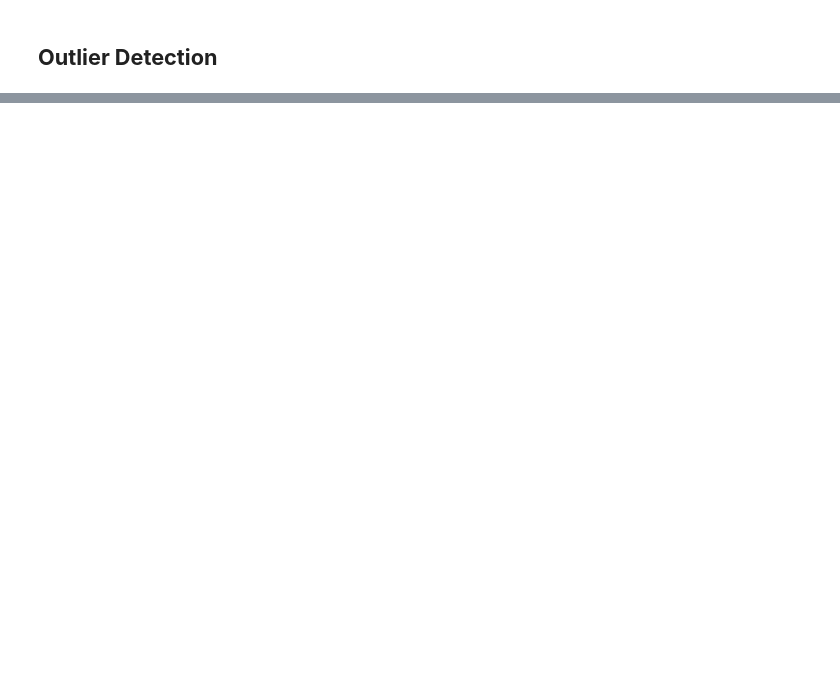
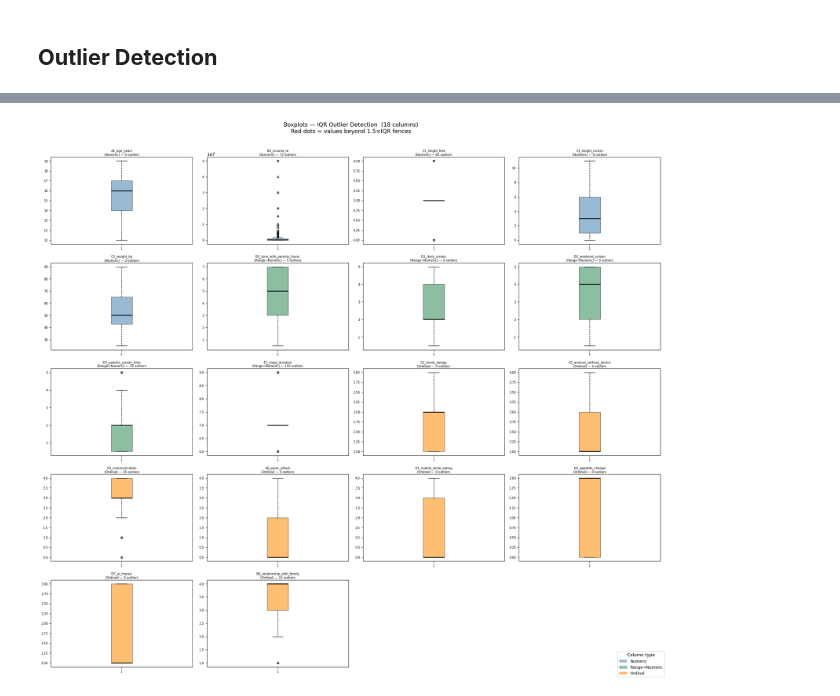
Before and after one commit to arshadziban/team_insightify, a Jupyter notebook: outlier_detection.ipynb, the cells around one changed output, grey strips where cells are left out. Cells and saved outputs as stored; diff of their text form; code cells hidden in the pictures; blank space fills up the shorter version.

```diff
--- a/outlier_detection.ipynb
+++ b/outlier_detection.ipynb
@@ -26,0 +119,20 @@
+# %%
+# ── Build unified numeric working frame ────────────────────────────────────
+df_work = pd.DataFrame(index=df.index)
+
+for col in numeric_cols:
+    if col in df.columns:
+        df_work[col] = pd.to_numeric(df[col], errors='coerce')
+
+for col in range_cols:
+    if col in df.columns:
+        df_work[col] = df[col].apply(parse_range)
+
+for col, mapping in ordinal_mappings.items():
+    if col in df.columns:
+        df_work[col] = df[col].astype(str).str.strip().map(mapping)
+
+all_cols = list(df_work.columns)
+print(f"Total columns ready for outlier detection: {len(all_cols)}")
+print(all_cols)
+df_work.head(3)
@@ -26,0 +212,40 @@
+# %%
+# ── Boxplots for all columns ───────────────────────────────────────────────
+cols_to_plot = [r['Column'] for r in summary_rows]
+n = len(cols_to_plot)
+ncols = 4
+nrows = (n + ncols - 1) // ncols
+
+type_colors = {'Numeric': 'steelblue', 'Range→Numeric': 'seagreen', 'Ordinal': 'darkorange'}
+
+fig, axes = plt.subplots(nrows, ncols, figsize=(5 * ncols, 3.5 * nrows))
+axes = axes.flatten()
+
+for i, row in enumerate(summary_rows):
+    col = row['Column']
+    color = type_colors[row['Type']]
+    ax = axes[i]
+    series = df_work[col].dropna()
+    ax.boxplot(series, vert=True, patch_artist=True,
+               boxprops=dict(facecolor=color, alpha=0.55),
+               flierprops=dict(marker='o', color='red', markersize=4),
+               medianprops=dict(color='black', linewidth=1.8),
+               whiskerprops=dict(linestyle='--'))
+    n_out = row['N Outliers']
+    ax.set_title(f"{col}\n({row['Type']}) — {n_out} outliers",
+                 fontsize=7, pad=3)
+    ax.tick_params(labelsize=7)
+
+for j in range(i + 1, len(axes)):
+    axes[j].set_visible(False)
+
+from matplotlib.patches import Patch
+legend_handles = [Patch(facecolor=c, alpha=0.55, label=t) for t, c in type_colors.items()]
+fig.legend(handles=legend_handles, loc='lower right', fontsize=9, title='Column type')
+
+plt.suptitle(f'Boxplots — IQR Outlier Detection  ({n} columns)\nRed dots = values beyond 1.5×IQR fences',
+             fontsize=13, y=1.01)
+plt.tight_layout()
+plt.show()
+# %% [output]
+[figure, added]
```
Also changed, not shown: parts of 4 cells of this notebook.
